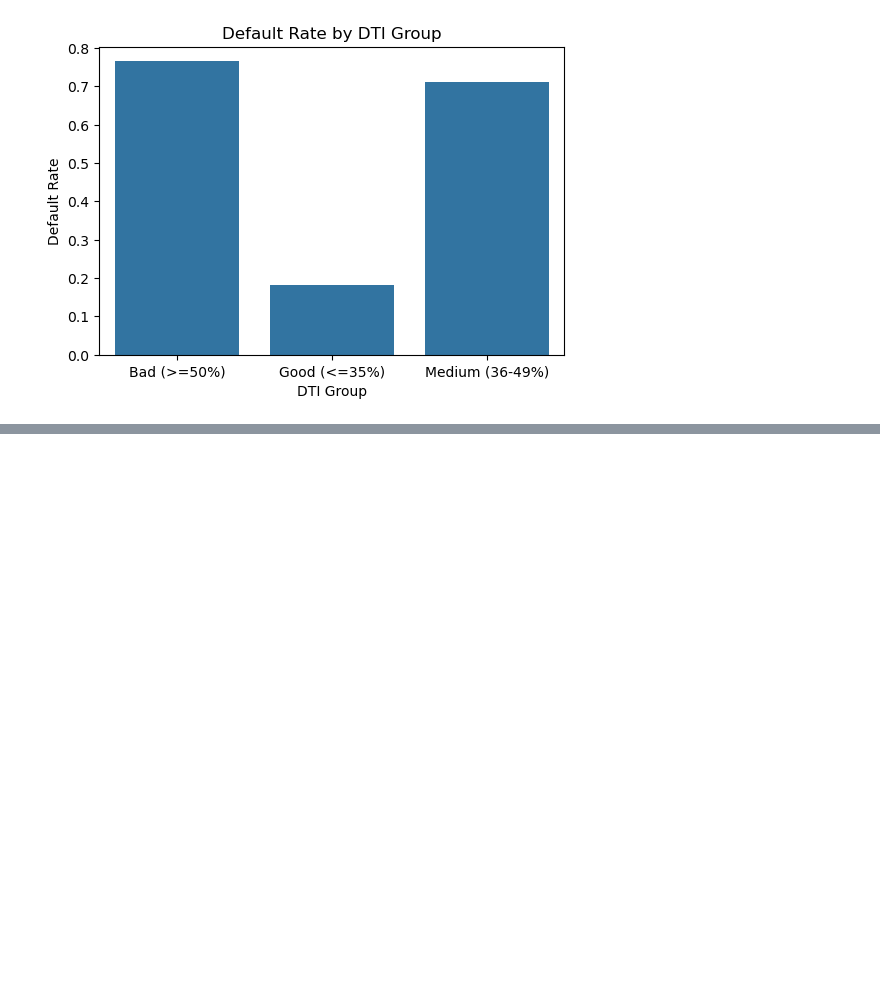
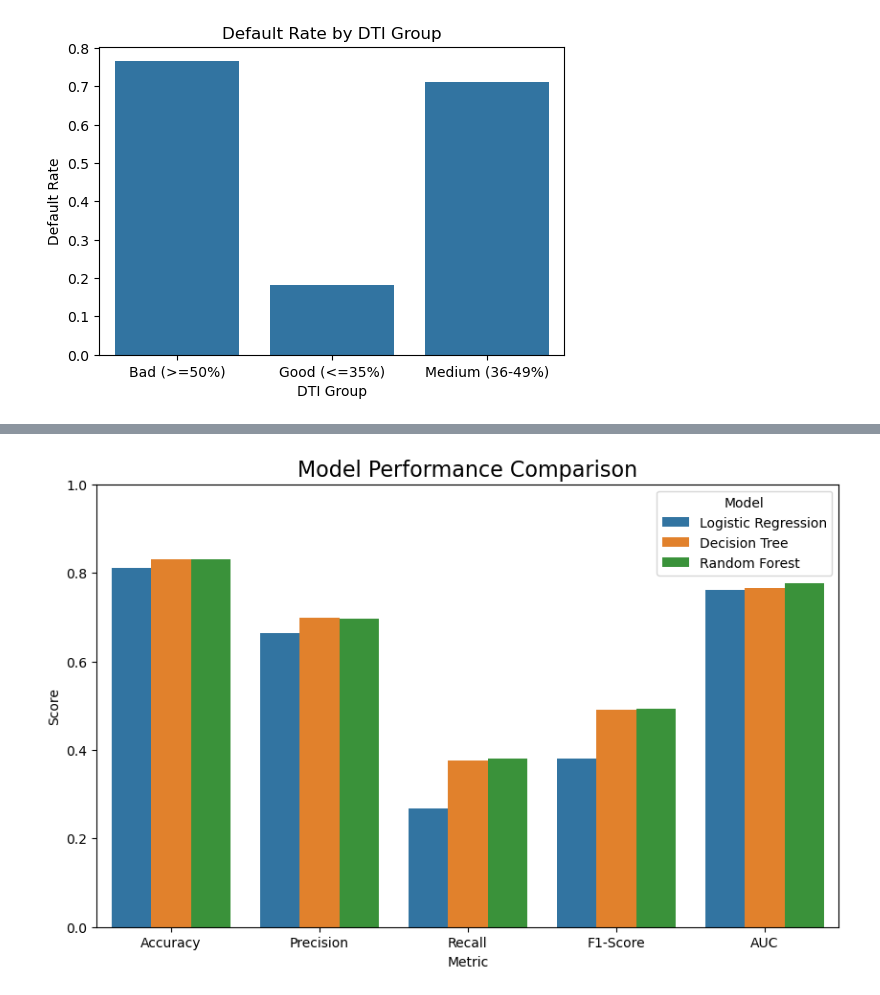
Before and after one commit to Creamy222/credit, a Jupyter notebook: credit.ipynb, the cells around one changed output, grey strips where cells are left out. Cells and saved outputs as stored; diff of their text form; code cells hidden in the pictures; blank space fills up the shorter version.

```diff
--- a/credit.ipynb
+++ b/credit.ipynb
@@ -310,0 +348,6 @@ plt.show()
+# %%
+y_pred = model.predict(X_test)
+
+print("Accuracy:", accuracy_score(y_test, y_pred))
+print("\nConfusion Matrix:\n", confusion_matrix(y_test, y_pred))
+print("\nClassification Report:\n", classification_report(y_test, y_pred))
@@ -310,0 +535,17 @@ plt.show()
+# %%
+
+# Melt the results dataframe
+results_melted = results.melt(id_vars="Model",
+                              var_name="Metric",
+                              value_name="Score")
+
+plt.figure(figsize=(10,6))
+sns.barplot(x="Metric", y="Score", hue="Model", data=results_melted)
+
+plt.title("Model Performance Comparison", fontsize=16)
+plt.ylabel("Score")
+plt.ylim(0,1)  # since metrics are between 0 and 1
+plt.legend(title="Model")
+plt.show()
+# %% [output]
+[figure, added]
```
Also changed, not shown: parts of 23 cells of this notebook, 1 other file.
